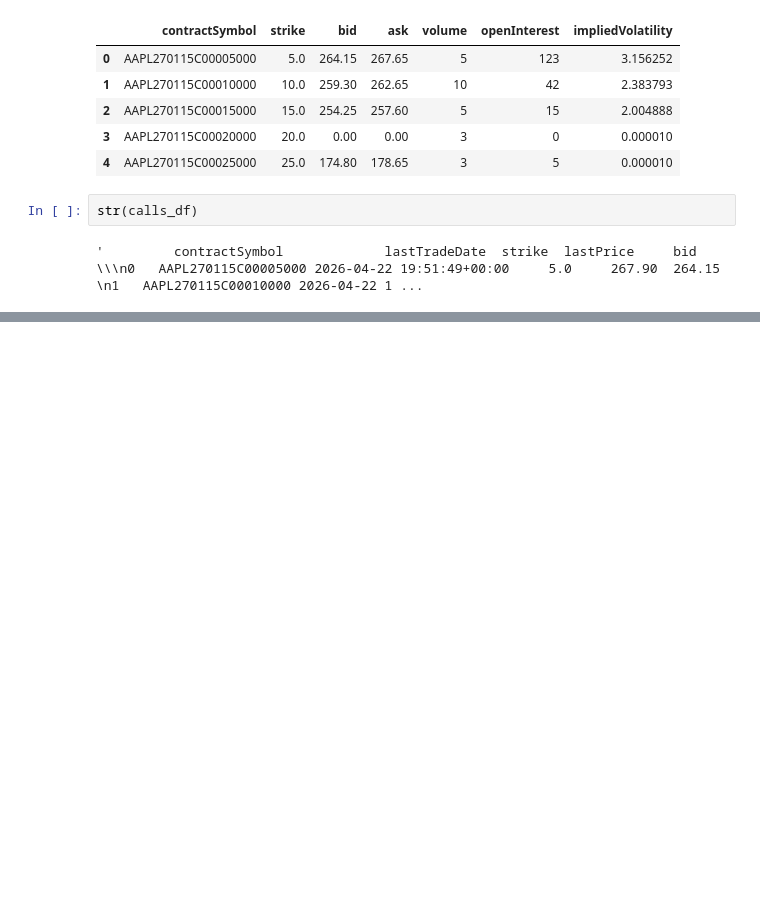
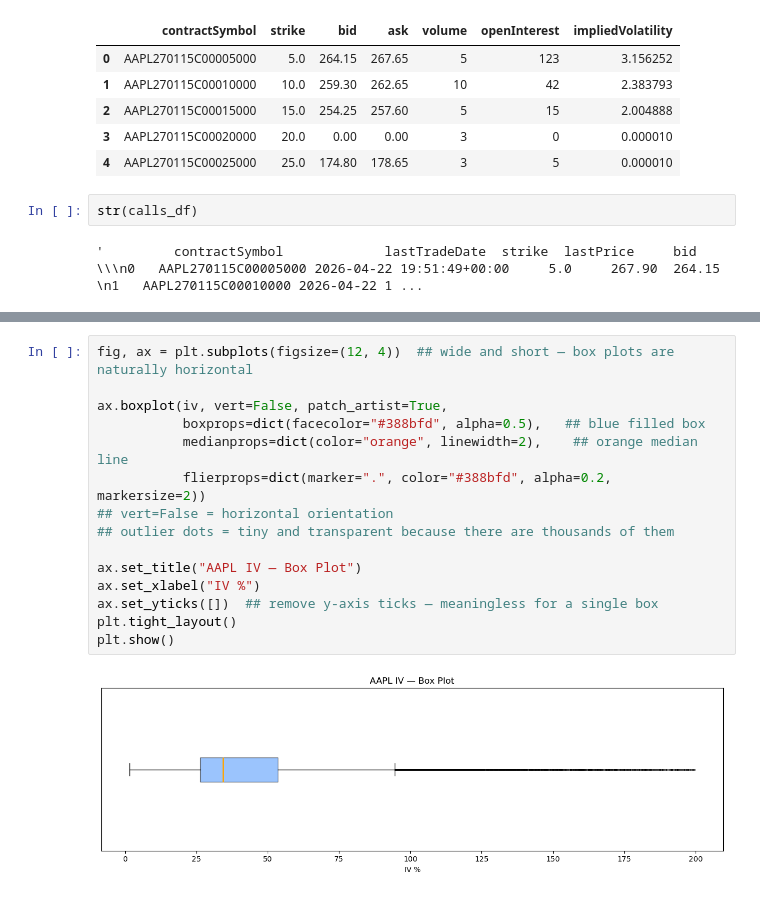
Before and after one commit to luislimon12/appl-catalyst-intelligence, a Jupyter notebook: notebooks/01_yfinance_data_check.ipynb, the cells around one changed output, grey strips where cells are left out. Cells and saved outputs as stored; diff of their text form; blank space fills up the shorter version.

```diff
--- a/notebooks/01_yfinance_data_check.ipynb
+++ b/notebooks/01_yfinance_data_check.ipynb
@@ -77,0 +173,17 @@ str(calls_df)
+# %%
+fig, ax = plt.subplots(figsize=(12, 4))  ## wide and short — box plots are naturally horizontal
+
+ax.boxplot(iv, vert=False, patch_artist=True,
+           boxprops=dict(facecolor="#388bfd", alpha=0.5),   ## blue filled box
+           medianprops=dict(color="orange", linewidth=2),    ## orange median line
+           flierprops=dict(marker=".", color="#388bfd", alpha=0.2, markersize=2))
+## vert=False = horizontal orientation
+## outlier dots = tiny and transparent because there are thousands of them
+
+ax.set_title("AAPL IV — Box Plot")
+ax.set_xlabel("IV %")
+ax.set_yticks([])  ## remove y-axis ticks — meaningless for a single box
+plt.tight_layout()
+plt.show()
+# %% [output]
+[figure, added]
```
Also changed, not shown: parts of 18 cells of this notebook, 12 other files.
